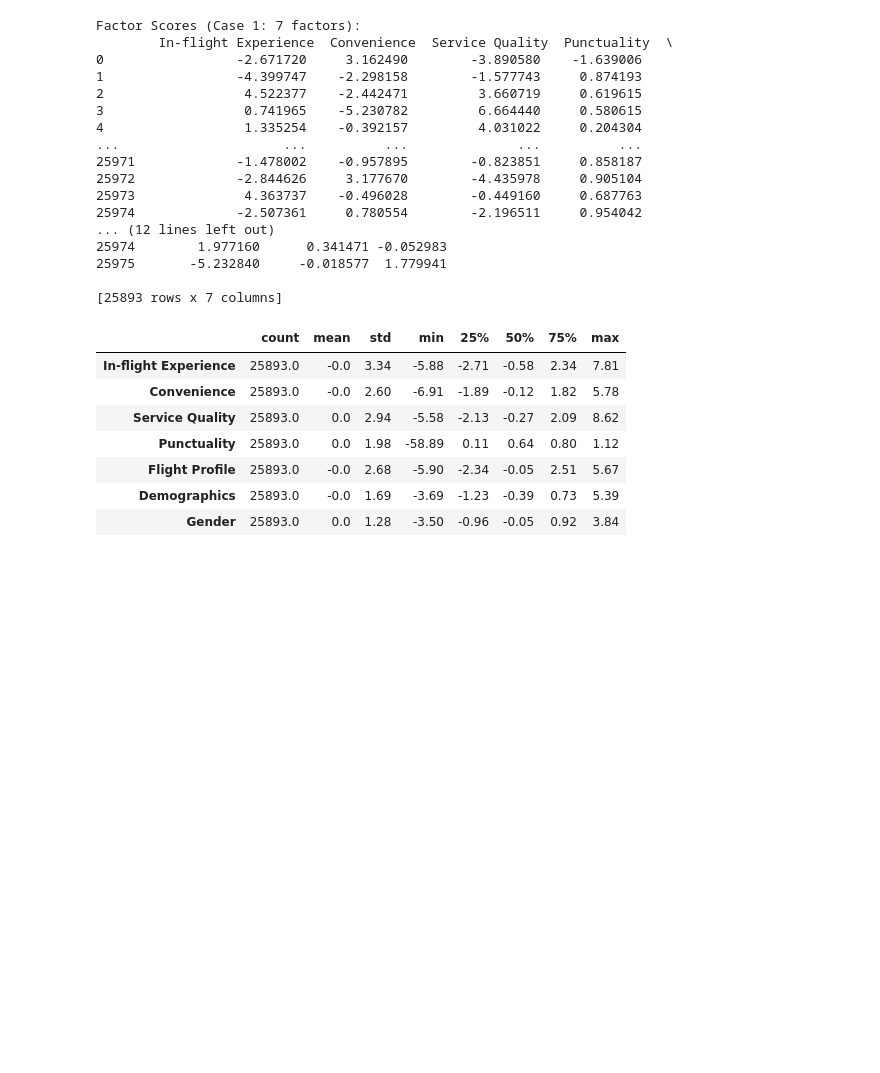
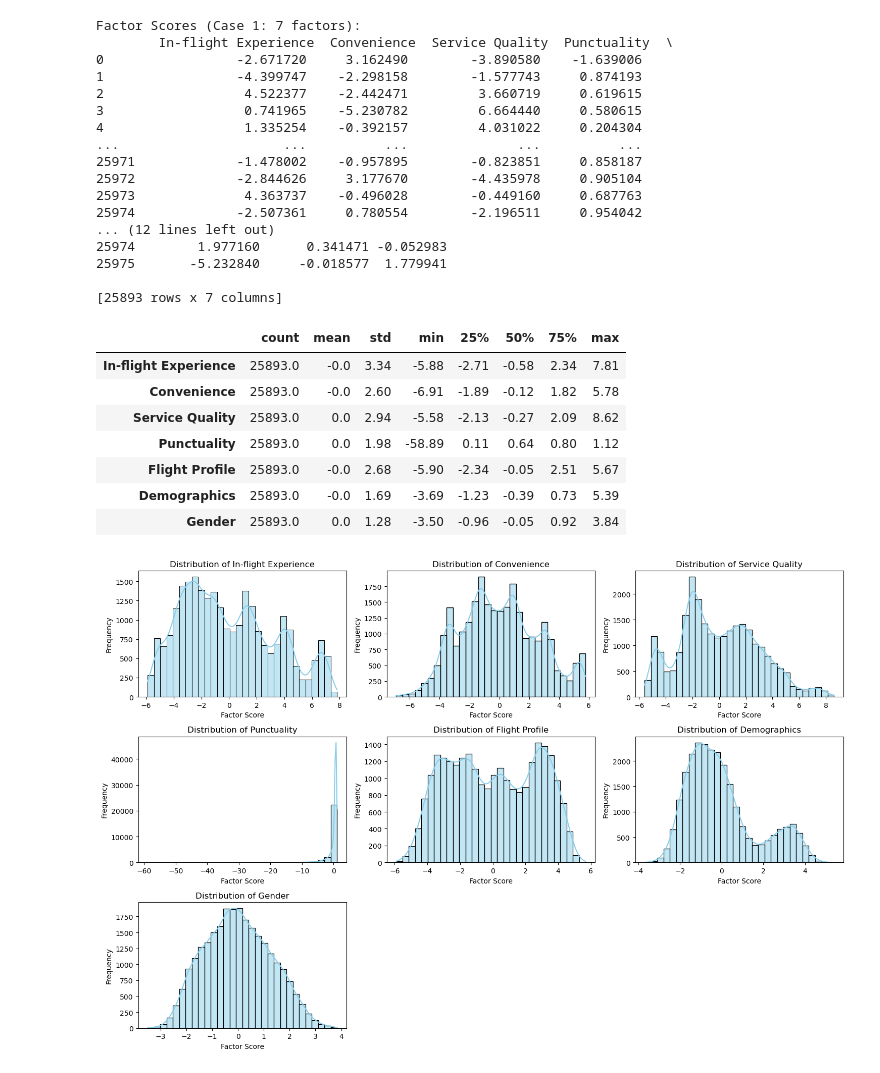
Before and after one commit to DoanVinhNhan/Factor-Analysis, a Jupyter notebook: factor_analysis.ipynb, the cells around one changed output. Drawn from its saved outputs; the diff is of its cells as text; code cells hidden in the pictures; blank space fills up the shorter version.

```diff
--- a/factor_analysis.ipynb
+++ b/factor_analysis.ipynb
@@ -350,3 +350,16 @@ factor_scores_case_1.describe().round(2).T
 | Flight Profile | 25893.0 | -0.0 | 2.68 | -5.90 | -2.34 | -0.05 | 2.51 | 5.67 |
 | Demographics | 25893.0 | -0.0 | 1.69 | -3.69 | -1.23 | -0.39 | 0.73 | 5.39 |
 | Gender | 25893.0 | 0.0 | 1.28 | -3.50 | -0.96 | -0.05 | 0.92 | 3.84 |
+# %%
+# Vẽ đồ thị phân phối điểm nhân tố
+plt.figure(figsize=(15, 10))
+for i, column in enumerate(factor_scores_case_1.columns, 1):
+    plt.subplot(3, 3, i)
+    sns.histplot(factor_scores_case_1[column], kde=True, bins=30, color='skyblue')
+    plt.title(f'Distribution of {column}')
+    plt.xlabel('Factor Score')
+    plt.ylabel('Frequency')
+    plt.tight_layout()
+plt.show()
+# %% [output]
+[figure, added]
```
